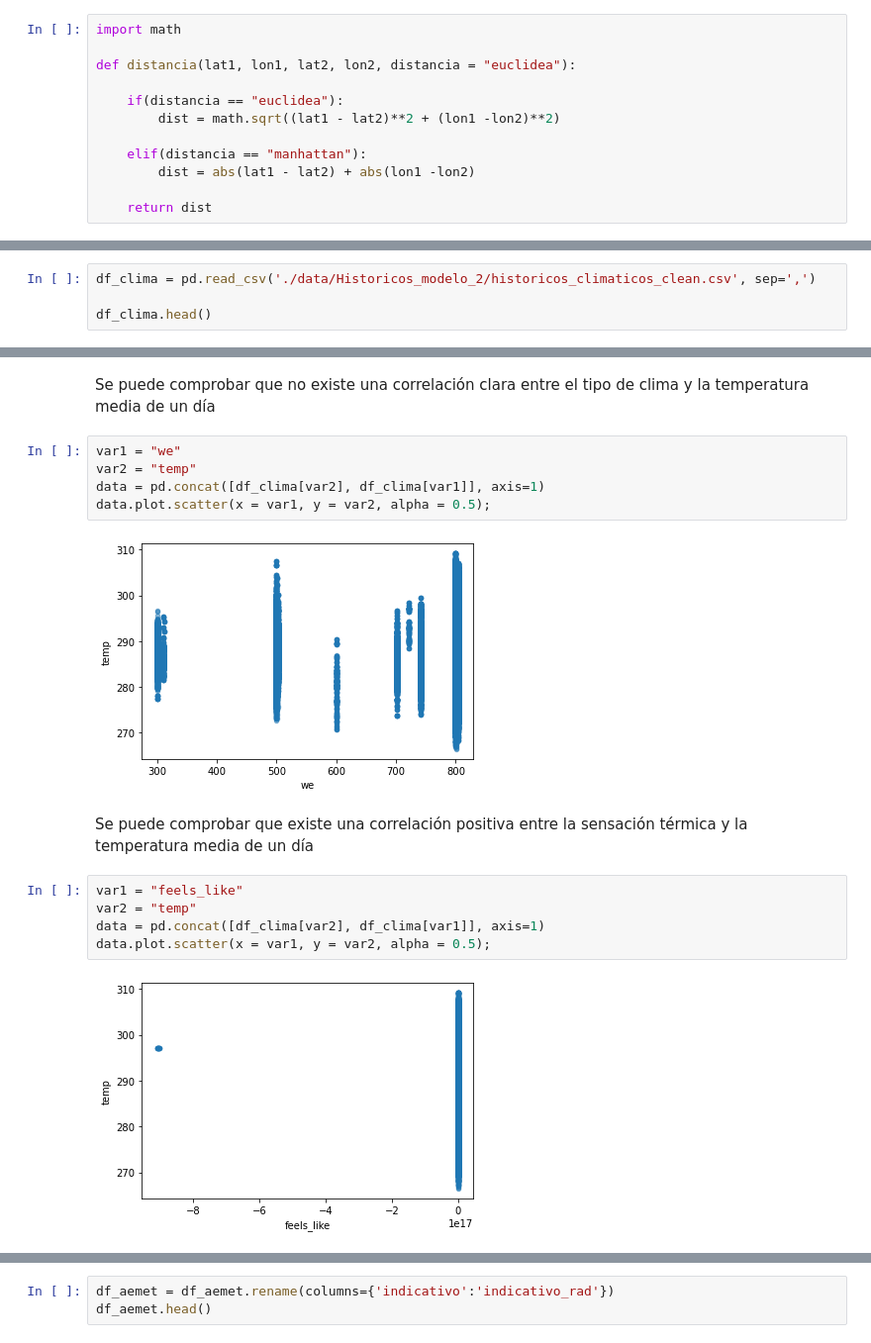
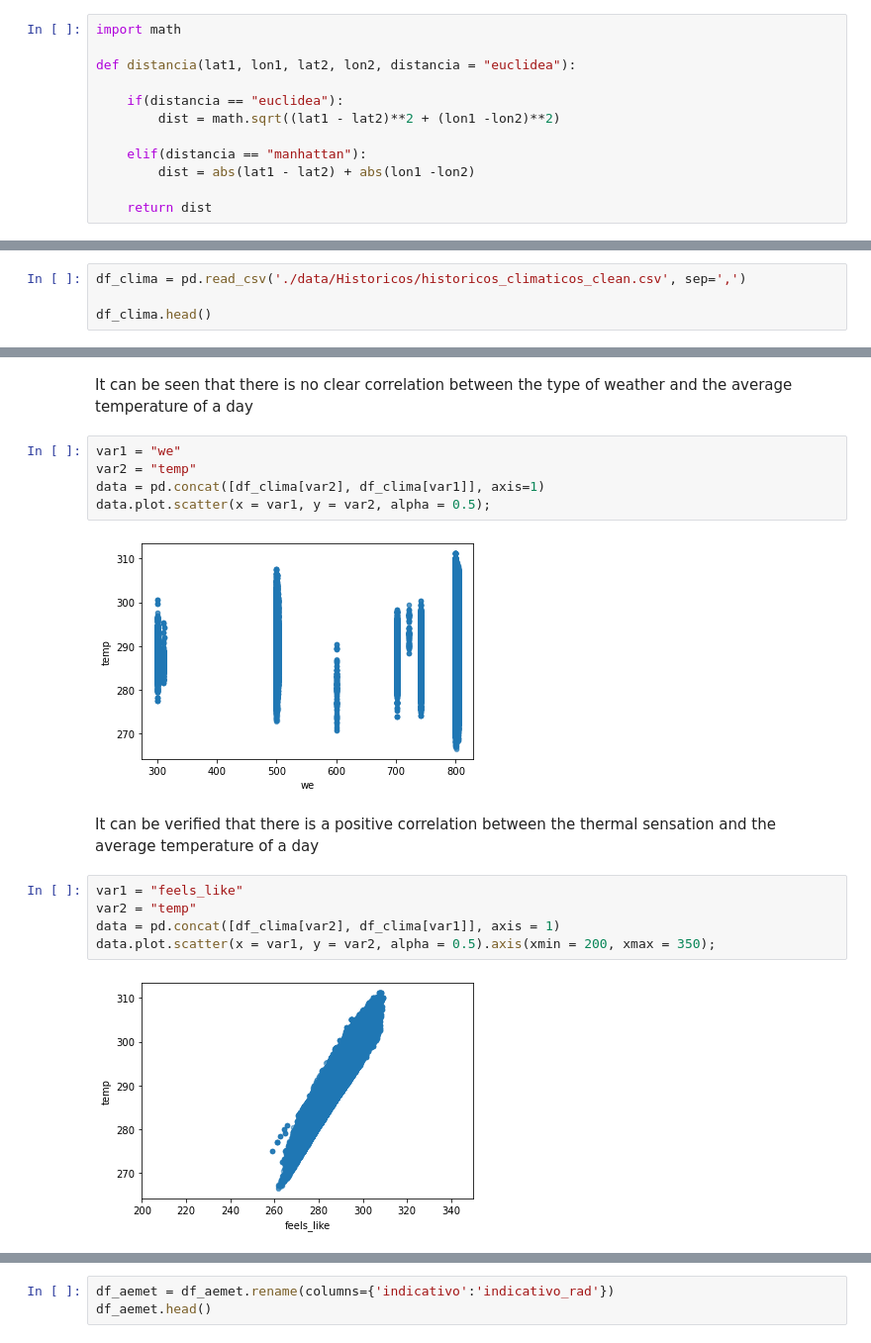
Before and after one commit to ruizber23/Proyecto-fin-de-master, a Jupyter notebook: notebooks/Data_preparation.ipynb, the cells around one changed output, grey strips where cells are left out. Shown at 99% size. Drawn from its saved outputs; the diff is of its cells as text.

```diff
--- a/notebooks/Data_preparation.ipynb
+++ b/notebooks/Data_preparation.ipynb
@@ -91,5 +95,5 @@ Se importa el dataset de datos históricos de clima (donde para cada día que se
 # %%
-df_clima = pd.read_csv('./data/Historicos_modelo_2/historicos_climaticos_clean.csv', sep=',')
+df_clima = pd.read_csv('./data/Historicos/historicos_climaticos_clean.csv', sep=',')
 
 df_clima.head()
 # %% [output]
@@ -150,18 +154,18 @@ sns.distplot(df_clima["we"]);
-# %% [markdown]
-Se puede comprobar que no existe una correlación clara entre el tipo de clima y la temperatura media de un día
+# %% [markdown]
+It can be seen that there is no clear correlation between the type of weather and the average temperature of a day
 # %%
 var1 = "we"
 var2 = "temp"
 data = pd.concat([df_clima[var2], df_clima[var1]], axis=1)
 data.plot.scatter(x = var1, y = var2, alpha = 0.5);
 # %% [output]
-[figure, old version]
+[figure, new version]
-# %% [markdown]
-Se puede comprobar que existe una correlación positiva entre la sensación térmica y la temperatura media de un día
+# %% [markdown]
+It can be verified that there is a positive correlation between the thermal sensation and the average temperature of a day
 # %%
 var1 = "feels_like"
 var2 = "temp"
-data = pd.concat([df_clima[var2], df_clima[var1]], axis=1)
-data.plot.scatter(x = var1, y = var2, alpha = 0.5);
+data = pd.concat([df_clima[var2], df_clima[var1]], axis = 1)
+data.plot.scatter(x = var1, y = var2, alpha = 0.5).axis(xmin = 200, xmax = 350);
 # %% [output]
-[figure, old version]
+[figure, new version]
```
Also changed, not shown: parts of 200 cells of this notebook, 13 other files.
